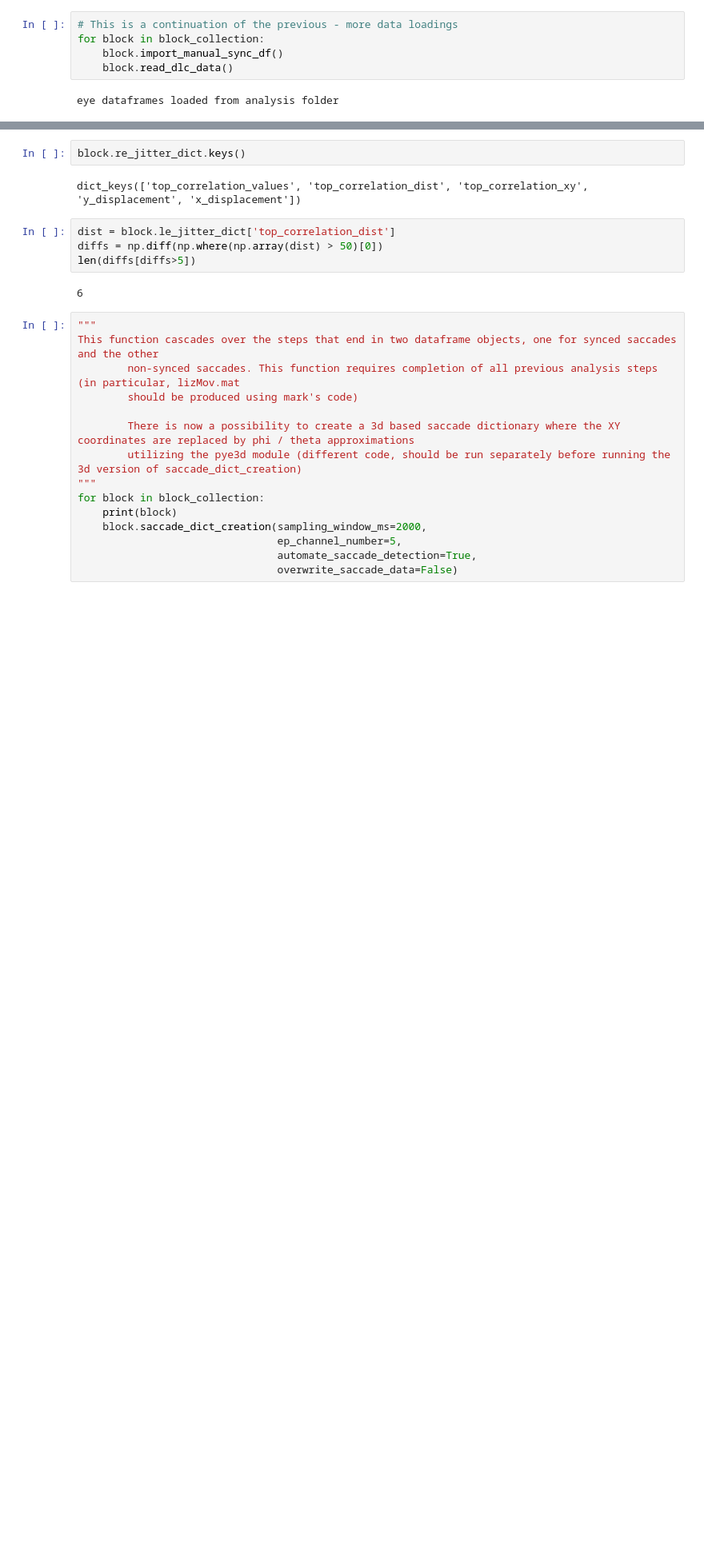
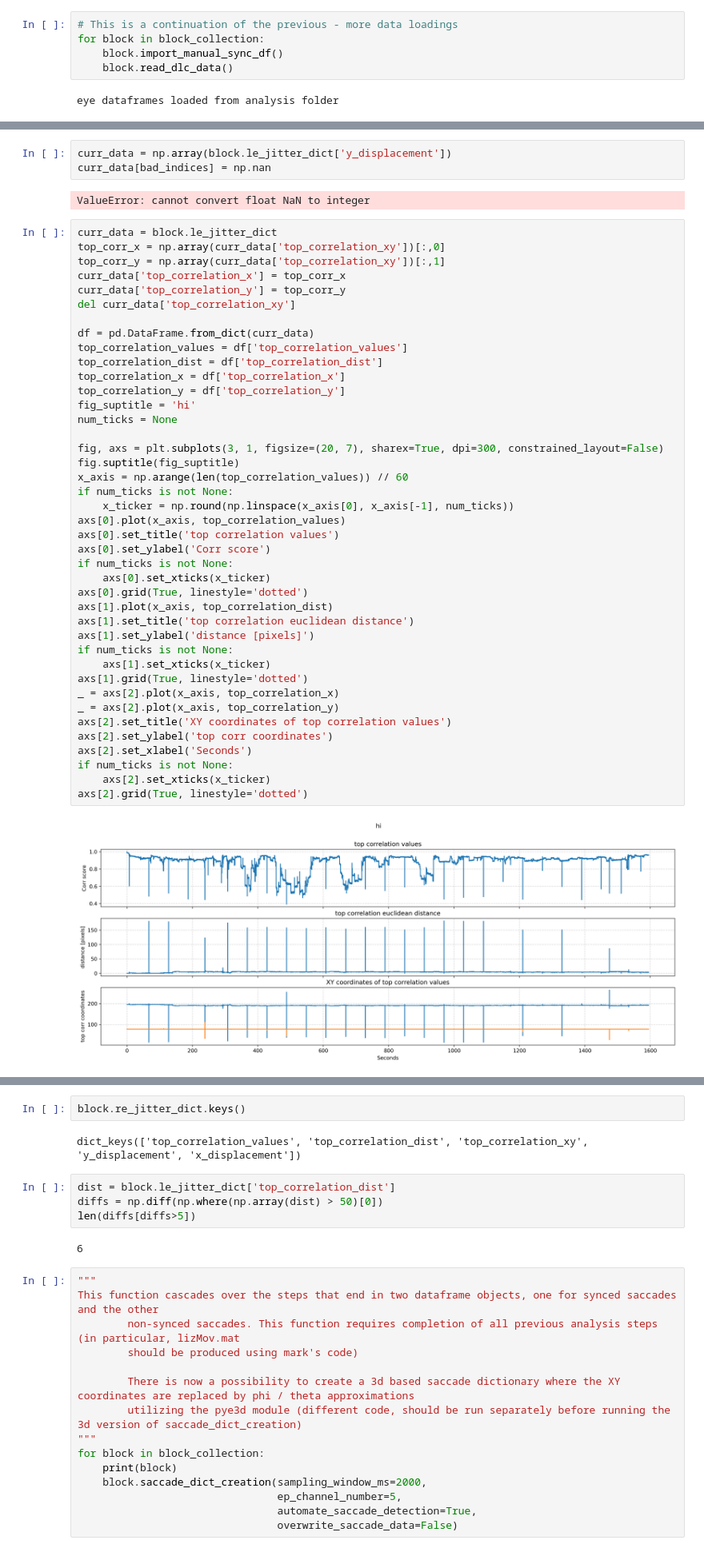
Before and after one commit to neural-electrophysiology-tool-team/Eye-Tracking-Tools, a Jupyter notebook: Graphs_for_paper_sept_23.ipynb, the cells around one changed output, grey strips where cells are left out. Shown at 80% size. Saved outputs shown, nothing was run; the diff lists cells and outputs as text; blank space fills up the shorter version.

```diff
--- a/Graphs_for_paper_sept_23.ipynb
+++ b/Graphs_for_paper_sept_23.ipynb
@@ -70,0 +430,48 @@ Jitter report computed - check out re/le_jitter_dict attributes
+# %%
+curr_data = np.array(block.le_jitter_dict['y_displacement'])
+curr_data[bad_indices] = np.nan
+# %% [output]
+ValueError: cannot convert float NaN to integer
+# %%
+curr_data = block.le_jitter_dict
+top_corr_x = np.array(curr_data['top_correlation_xy'])[:,0]
+top_corr_y = np.array(curr_data['top_correlation_xy'])[:,1]
+curr_data['top_correlation_x'] = top_corr_x
+curr_data['top_correlation_y'] = top_corr_y
+del curr_data['top_correlation_xy']
+
+df = pd.DataFrame.from_dict(curr_data)
+top_correlation_values = df['top_correlation_values']
+top_correlation_dist = df['top_correlation_dist']
+top_correlation_x = df['top_correlation_x']
+top_correlation_y = df['top_correlation_y']
+fig_suptitle = 'hi'
+num_ticks = None
+
+fig, axs = plt.subplots(3, 1, figsize=(20, 7), sharex=True, dpi=300, constrained_layout=False)
+fig.suptitle(fig_suptitle)
+x_axis = np.arange(len(top_correlation_values)) // 60
+if num_ticks is not None:
+    x_ticker = np.round(np.linspace(x_axis[0], x_axis[-1], num_ticks))
+axs[0].plot(x_axis, top_correlation_values)
+axs[0].set_title('top correlation values')
+axs[0].set_ylabel('Corr score')
+if num_ticks is not None:
+    axs[0].set_xticks(x_ticker)
+axs[0].grid(True, linestyle='dotted')
+axs[1].plot(x_axis, top_correlation_dist)
+axs[1].set_title('top correlation euclidean distance')
+axs[1].set_ylabel('distance [pixels]')
+if num_ticks is not None:
+    axs[1].set_xticks(x_ticker)
+axs[1].grid(True, linestyle='dotted')
+_ = axs[2].plot(x_axis, top_correlation_x)
+_ = axs[2].plot(x_axis, top_correlation_y)
+axs[2].set_title('XY coordinates of top correlation values')
+axs[2].set_ylabel('top corr coordinates')
+axs[2].set_xlabel('Seconds')
+if num_ticks is not None:
+    axs[2].set_xticks(x_ticker)
+axs[2].grid(True, linestyle='dotted')
+# %% [output]
+[figure, added]
```
Also changed, not shown: parts of 43 cells of this notebook, 2 other files.
